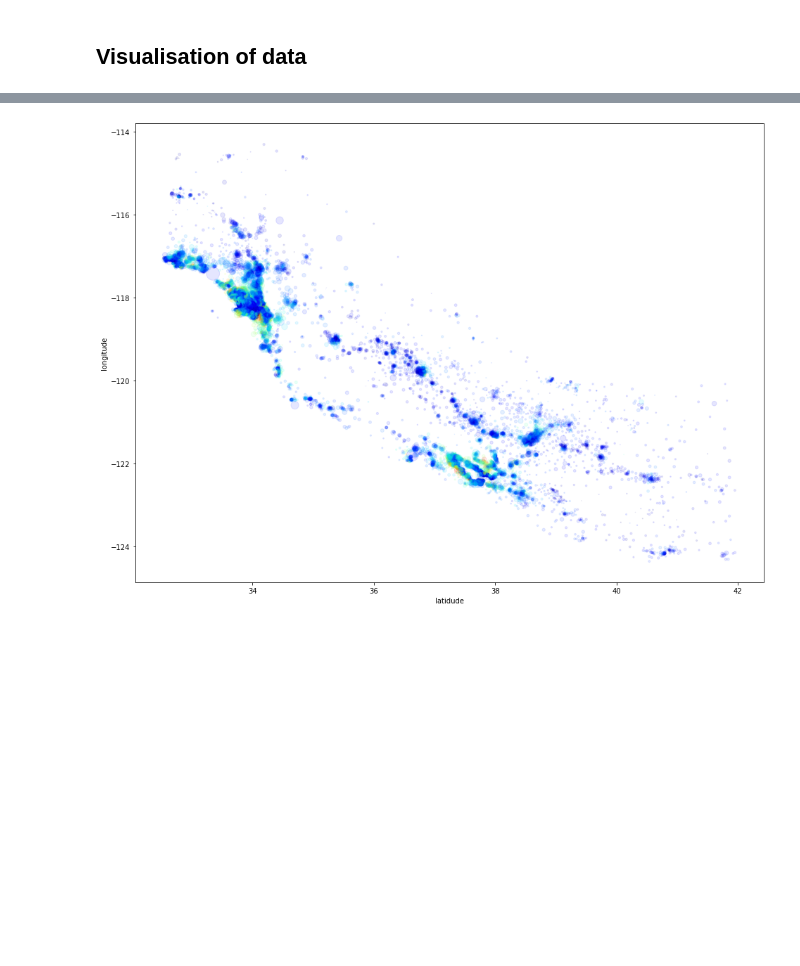
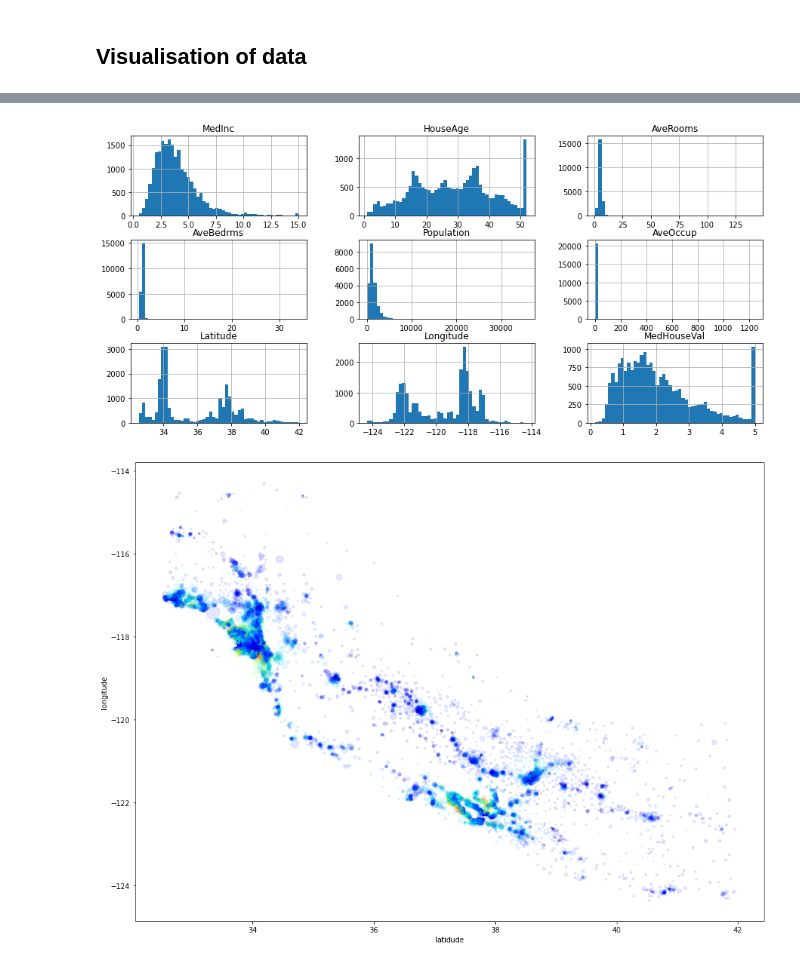
Before and after one commit to RaphaelBouvet/stats_3, a Jupyter notebook: Notebooks/02b-LinearRegressionForPrediction.ipynb, the cells around one changed output, grey strips where cells are left out. Saved outputs shown, nothing was run; the diff lists cells and outputs as text; code cells hidden in the pictures; blank space fills up the shorter version.

```diff
--- a/Notebooks/02b-LinearRegressionForPrediction.ipynb
+++ b/Notebooks/02b-LinearRegressionForPrediction.ipynb
@@ -408,6 +408,10 @@ df.describe()
 | 50% | 3.534800 | 29.000000 | 5.229129 | 1.048780 | 1166.000000 | 2.818116 | 34.260000 | -118.490000 | 1.797000 |
 | 75% | 4.743250 | 37.000000 | 6.052381 | 1.099526 | 1725.000000 | 3.282261 | 37.710000 | -118.010000 | 2.647250 |
 | max | 15.000100 | 52.000000 | 141.909091 | 34.066667 | 35682.000000 | 1243.333333 | 41.950000 | -114.310000 | 5.000010 |
+# %%
+df.hist(bins=50, figsize=(15,7));
+# %% [output]
+[figure, added]
 # %%
 plt.figure(figsize=(16, 12))
 plt.scatter(df.Latitude,df.Longitude,alpha=0.1,c=df.MedInc,s=df.Population/100,cmap=plt.get_cmap("jet"))
```
Also changed, not shown: parts of 20 cells of this notebook.
